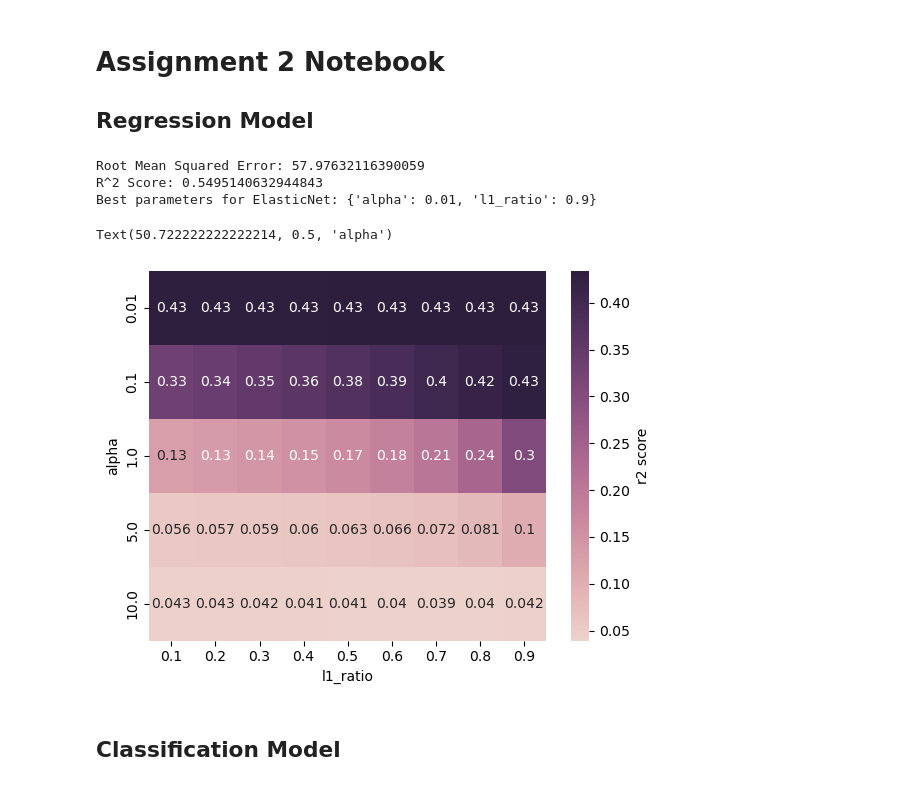
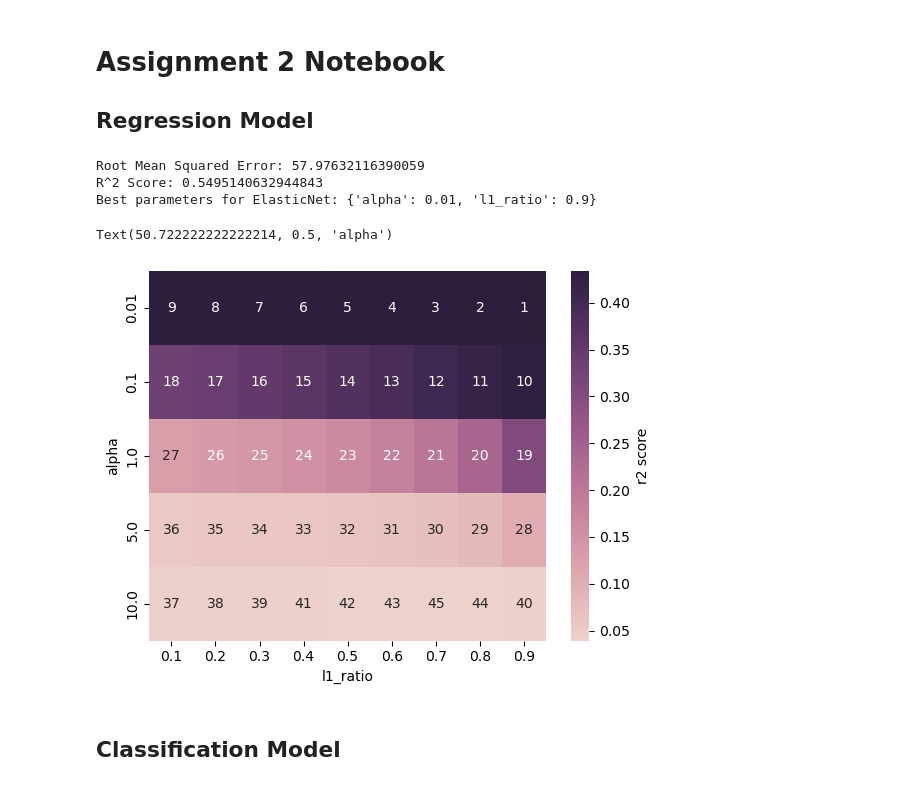
Before and after one commit to elhajn/BINF5507-Materials, a Jupyter notebook: Assignment2/main.ipynb, the cells around one changed output. Drawn from its saved outputs; the diff is of its cells as text; code cells hidden in the pictures.

```diff
--- a/Assignment2/main.ipynb
+++ b/Assignment2/main.ipynb
@@ -19,67 +19,93 @@ clean_hd_df = heart_disease.copy()
 
 missing_data = clean_hd_df.isnull().sum() / len(clean_hd_df) # calculate ratio of missing values per column
 drop_cols = missing_data[missing_data > 0.3].index # create an index of columns that exceed threshold
-clean_hd_df.drop(drop_cols, axis = 1, inplace = True)
+clean_hd_df.drop(drop_cols,
+                 axis = 1,
+                 inplace = True
+                 ) # drop the columns that exceed threshold
 
-clean_hd_df.dropna(inplace = True)
-clean_hd_df.drop_duplicates()
+clean_hd_df.dropna(inplace = True) # drop any remaining NAs (mostly categorical/discrete values that wouldn't benefit from imputation)
+clean_hd_df.drop_duplicates() # drop duplicate rows
 
 # split into target and features
-lin_target = clean_hd_df.copy()[clean_hd_df.columns[5]]
-lin_features = clean_hd_df.copy().drop("chol", axis = 1)
+lin_target = clean_hd_df.copy()[clean_hd_df.columns[5]] # set 'chol' column as target
+lin_features = clean_hd_df.copy().drop("chol", axis = 1) # set all other columns as features
 
 for col in lin_features.columns:
     if lin_features[col].dtype == 'object':
-        lin_features = pd.concat([lin_features, pd.get_dummies(lin_features[col], prefix = col)], axis = 1)
-        lin_features.drop(col, axis = 1, inplace = True)
+        lin_features = pd.concat([lin_features,
+                                  pd.get_dummies(lin_features[col],
+                                                 prefix = col)],
+                                 axis = 1
+                                 ) # one-hot encode categorical variables
+        lin_features.drop(col,
+                          axis = 1,
+                          inplace = True
+                          )
 
 # split data into training and testing
-x_train, x_test, y_train, y_test = train_test_split(lin_features, lin_target, test_size = 0.15, random_state = 27)
+lin_x_train, lin_x_test, lin_y_train, lin_y_test = train_test_split(lin_features,
+                                                                    lin_target,
+                                                                    test_size = 0.15,
+                                                                    random_state = 27
+                                                                    )
 
 # train model
-elnet_reg = ElasticNet(alpha = 0.01, l1_ratio = 0.9, max_iter = 5000)
-elnet_reg.fit(x_train, y_train)
+elnet_reg = ElasticNet(alpha = 0.01,
+                       l1_ratio = 0.9,
+                       max_iter = 5000
+                       )
+elnet_reg.fit(lin_x_train, lin_y_train)
 
 # predict on test data
-y_pred = elnet_reg.predict(x_test)
+lin_y_pred = elnet_reg.predict(lin_x_test)
 
 # evaluate model
-rmse = root_mean_squared_error(y_test, y_pred)
-r2 = r2_score(y_test, y_pred)
+rmse = root_mean_squared_error(lin_y_test, lin_y_pred)
+r2 = r2_score(lin_y_test, lin_y_pred)
 
 print(f"Root Mean Squared Error: {rmse}")
 print(f"R^2 Score: {r2}")
 
-##### determine best parameters for alpha and l1 ratio #####
-
+# determine best parameters for alpha and l1 ratio
 # define parameter grid
-param_grid_en = {'alpha' : [0.01, 0.1, 1, 5, 10],
-                 'l1_ratio' : [0.1, 0.2, 0.3, 0.4, 0.5, 0.6, 0.7, 0.8, 0.9]}
+param_grid_en = {
+    'alpha' : [0.01, 0.1, 1, 5, 10],
+    'l1_ratio' : [0.1, 0.2, 0.3, 0.4, 0.5, 0.6, 0.7, 0.8, 0.9]
+    }
 
 # perform grid search
-grid_search_en = GridSearchCV(ElasticNet(max_iter = 5000), param_grid_en, cv = 5)
-grid_search_en.fit(x_train, y_train)
+grid_search_en = GridSearchCV(ElasticNet(max_iter = 5000),
+                              param_grid_en,
+                              cv = 5
+                              )
+grid_search_en.fit(lin_x_train, lin_y_train)
 
 print(f"Best parameters for ElasticNet: {grid_search_en.best_params_}")
 
+# store results of parameter search in variables
 param_scores = pd.DataFrame(grid_search_en.cv_results_['mean_test_score'])
-param_scores_reshaped = param_scores.values.reshape(5, 9)
-en_param_scores = pd.DataFrame(param_scores_reshaped, index = param_grid_en['alpha'], columns = param_grid_en['l1_ratio'])
+param_scores_reshaped = param_scores.values.reshape(5, 9) # change shape of df from one col with all values to 9 cols (l1) and 5 rows (alpha)
+en_param_scores = pd.DataFrame(param_scores_reshaped,
+                               index = param_grid_en['alpha'],
+                               columns = param_grid_en['l1_ratio']
+                               )
 en_param_ranks = pd.DataFrame(grid_search_en.cv_results_['rank_test_score']).values.reshape(5, 9)
 
+# display results of parameter search with heatmap
 sns.heatmap(en_param_scores,
             cmap = sns.cubehelix_palette(as_cmap=True),
-            annot = en_param_scores,
+            annot = en_param_ranks,
             cbar_kws = {'label' : 'r2 score'}
             )
 plt.xlabel('l1_ratio')
 plt.ylabel('alpha')
 # %% [output]
 Root Mean Squared Error: 57.97632116390059
 R^2 Score: 0.5495140632944843
 Best parameters for ElasticNet: {'alpha': 0.01, 'l1_ratio': 0.9}
 Text(50.722222222222214, 0.5, 'alpha')
-[figure, old version]
+[figure, new version]
 # %% [markdown]
 ## Classification Model
 # %%
```
Also changed, not shown: parts of 1 cell of this notebook, 1 other file.
